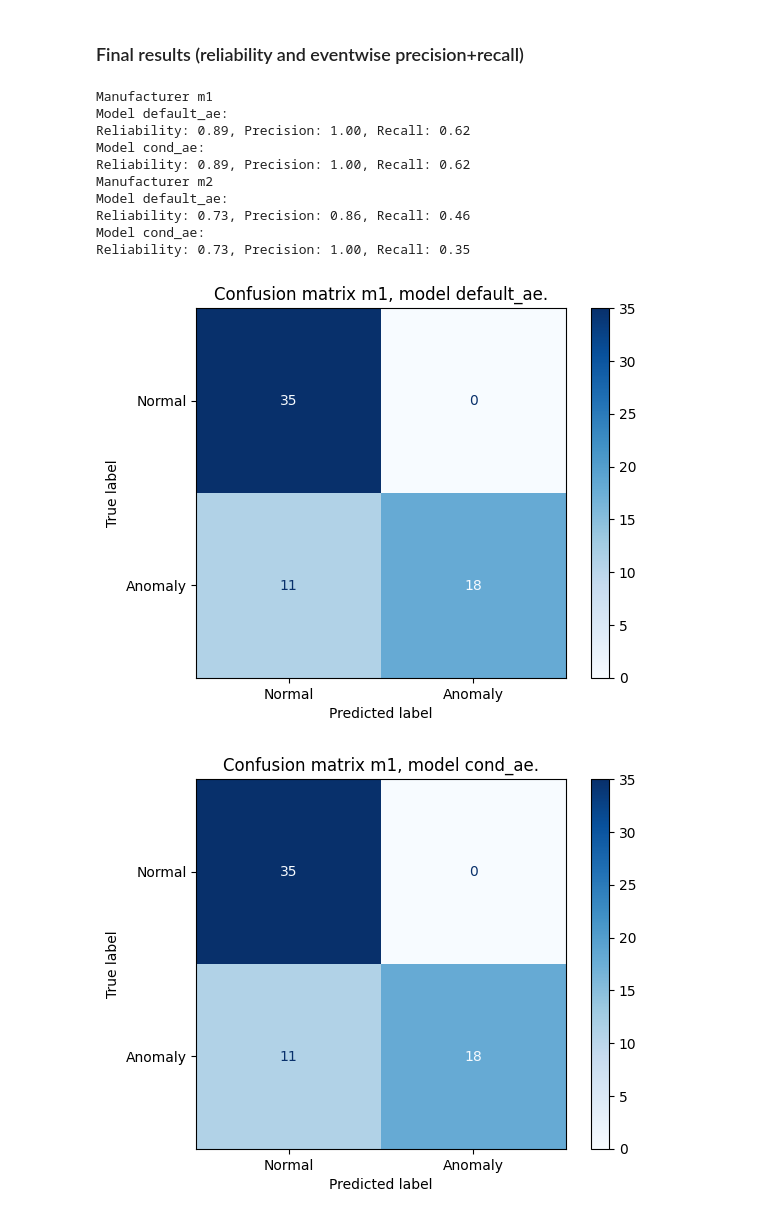
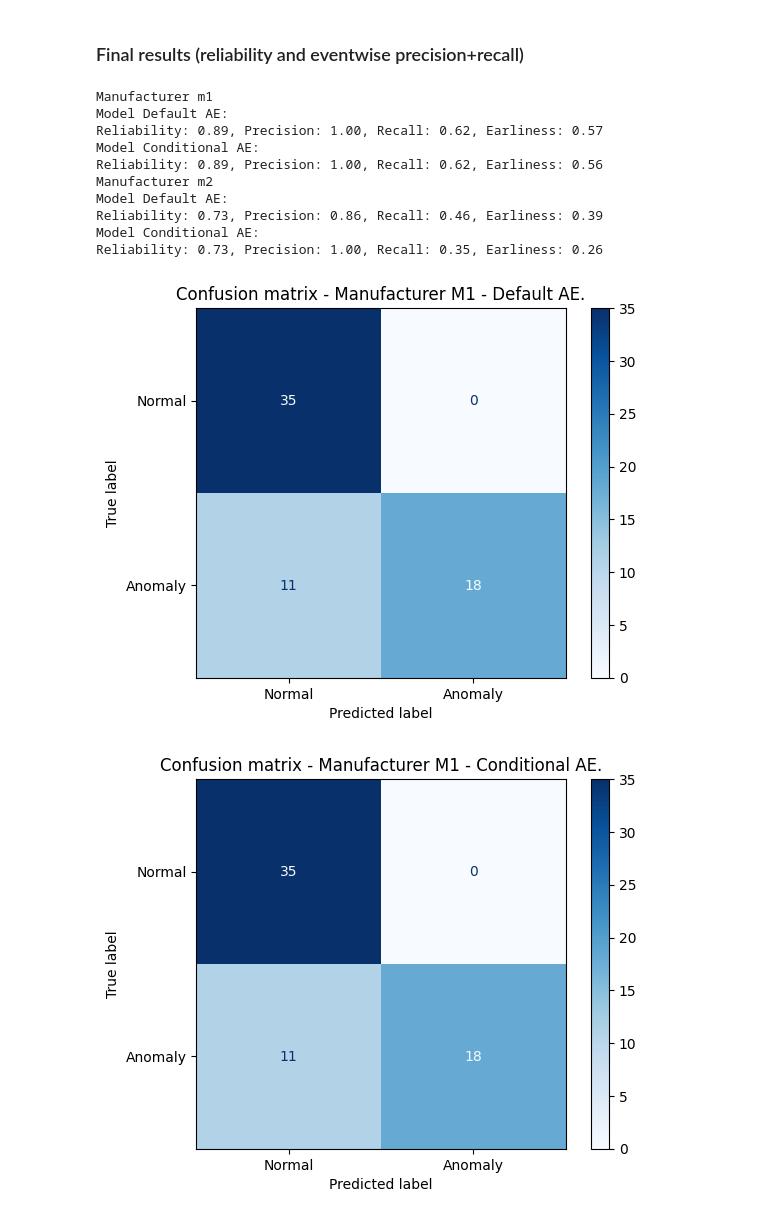
Before and after one commit to thgrass/EnergyFaultDetector, a Jupyter notebook: notebooks/PreDist/PreDist.ipynb, the cells around one changed output. Drawn from its saved outputs; the diff is of its cells as text; code cells hidden in the pictures.

```diff
--- a/notebooks/PreDist/PreDist.ipynb
+++ b/notebooks/PreDist/PreDist.ipynb
@@ -125,69 +135,87 @@ predicted_anomalies = {}
 true_anomalies = {}
 
 for manufacturer in results.keys():
+    # prepare result dictionaries
     max_criticality_results[manufacturer] = {}
     criticality_thresholds[manufacturer] = {}
     predicted_anomalies[manufacturer] = {}
 
+    # save true anomalies for easy access later
     true_anomalies[manufacturer] = (dataset.events[manufacturer]['Event type'] == 'anomaly').astype(int)
 
-    for config_name, results_dict in results[manufacturer].items():
+    for model_name, results_dict in results[manufacturer].items():
 
+        # calculate max criticality for each event
         max_criticality_list = []
         for event_id, prediction in results_dict.items():
             event_row = dataset.events[manufacturer].loc[event_id]
             max_criticality = prediction.criticality().loc[:event_row['Report date']].max()
             max_criticality_list += [(event_id, max_criticality)]
 
+        # Transform results to pandas series with max criticality with event id as index
         c = pd.DataFrame(max_criticality_list, columns=['event_id', 'max_criticality'])
         c = c.set_index('event_id')['max_criticality']
-        max_criticality_results[manufacturer][config_name] = c
+        max_criticality_results[manufacturer][model_name] = c
 
-        criticality_threshold = find_optimal_threshold(
+        criticality_threshold, _ = find_optimal_threshold(
             true_anomalies=true_anomalies[manufacturer],
-            max_criticalities=max_criticality_results[manufacturer][config_name],
+            max_criticalities=max_criticality_results[manufacturer][model_name],
         )
-        criticality_thresholds[manufacturer][config_name] = criticality_threshold
-        predicted_anomalies[manufacturer][config_name] = c > criticality_threshold
+        criticality_thresholds[manufacturer][model_name] = criticality_threshold
+        predicted_anomalies[manufacturer][model_name] = c > criticality_threshold
 # %% [markdown]
 ### Final results (reliability and eventwise precision+recall)
 # %%
 for manufacturer in results.keys():
     print(f'Manufacturer m{manufacturer}')
-    for config_name in results[manufacturer].keys():
-        print(f'Model {config_name}:')
+    for model_name in results[manufacturer].keys():
+        print(f'Model {model_name}:')
 
         reliability = fbeta_score(
-            true_anomalies[manufacturer], predicted_anomalies[manufacturer][config_name],
+            true_anomalies[manufacturer], predicted_anomalies[manufacturer][model_name],
             beta=0.5
         )
         precision = precision_score(
-            true_anomalies[manufacturer], predicted_anomalies[manufacturer][config_name]
+            true_anomalies[manufacturer], predicted_anomalies[manufacturer][model_name]
         )
         recall = recall_score(
-            true_anomalies[manufacturer], predicted_anomalies[manufacturer][config_name]
+            true_anomalies[manufacturer], predicted_anomalies[manufacturer][model_name]
         )
-        print(f'Reliability: {reliability:.2f}, Precision: {precision:.2f}, Recall: {recall:.2f}')
+
+        # Average earliness score over reports
+        earliness_scores = []
+        for event_id, predictions in results[manufacturer][model_name].items():
+            if dataset.events[manufacturer].loc[event_id]['Event type'] == 'anomaly':
+                criticality = predictions.criticality()
+                detection_time, earliness = calculate_earliness(
+                    criticality_threshold=criticality_thresholds[manufacturer][model_name],
+                    report_ts=dataset.events[manufacturer].loc[event_id]['Report date'],
+                    criticality=criticality
+                )
+                earliness_scores.append(earliness)
+        avg_earliness = sum(earliness_scores) / len(earliness_scores)
+
+        print(f'Reliability: {reliability:.2f}, Precision: {precision:.2f}, Recall: {recall:.2f}, Earliness: {avg_earliness:.2f}')
 
         fig, ax = plt.subplots()
         disp = ConfusionMatrixDisplay.from_predictions(
-            y_true=true_anomalies[manufacturer], y_pred=predicted_anomalies[manufacturer][config_name],
+            y_true=true_anomalies[manufacturer], y_pred=predicted_anomalies[manufacturer][model_name],
             cmap='Blues',
             labels=[False, True],
             display_labels=['Normal', 'Anomaly'],
             ax=ax
         )
-        ax.set_title(f'Confusion matrix m{manufacturer}, model {config_name}.')
+        ax.set_title(f'Confusion matrix - Manufacturer M{manufacturer} - {model_name}.')
 # %% [output]
 Manufacturer m1
-Model default_ae:
-Reliability: 0.89, Precision: 1.00, Recall: 0.62
-Model cond_ae:
-Reliability: 0.89, Precision: 1.00, Recall: 0.62
+Model Default AE:
+Reliability: 0.89, Precision: 1.00, Recall: 0.62, Earliness: 0.57
+Model Conditional AE:
+Reliability: 0.89, Precision: 1.00, Recall: 0.62, Earliness: 0.56
 Manufacturer m2
-Model default_ae:
-Reliability: 0.73, Precision: 0.86, Recall: 0.46
-Model cond_ae:
-Reliability: 0.73, Precision: 1.00, Recall: 0.35
+Model Default AE:
+Reliability: 0.73, Precision: 0.86, Recall: 0.46, Earliness: 0.39
+Model Conditional AE:
+Reliability: 0.73, Precision: 1.00, Recall: 0.35, Earliness: 0.26
-[figure, old version]
+[figure, new version]
-[figure, old version]
+[figure, new version]
```
Also changed, not shown: parts of 15 cells of this notebook, 5 other files.
